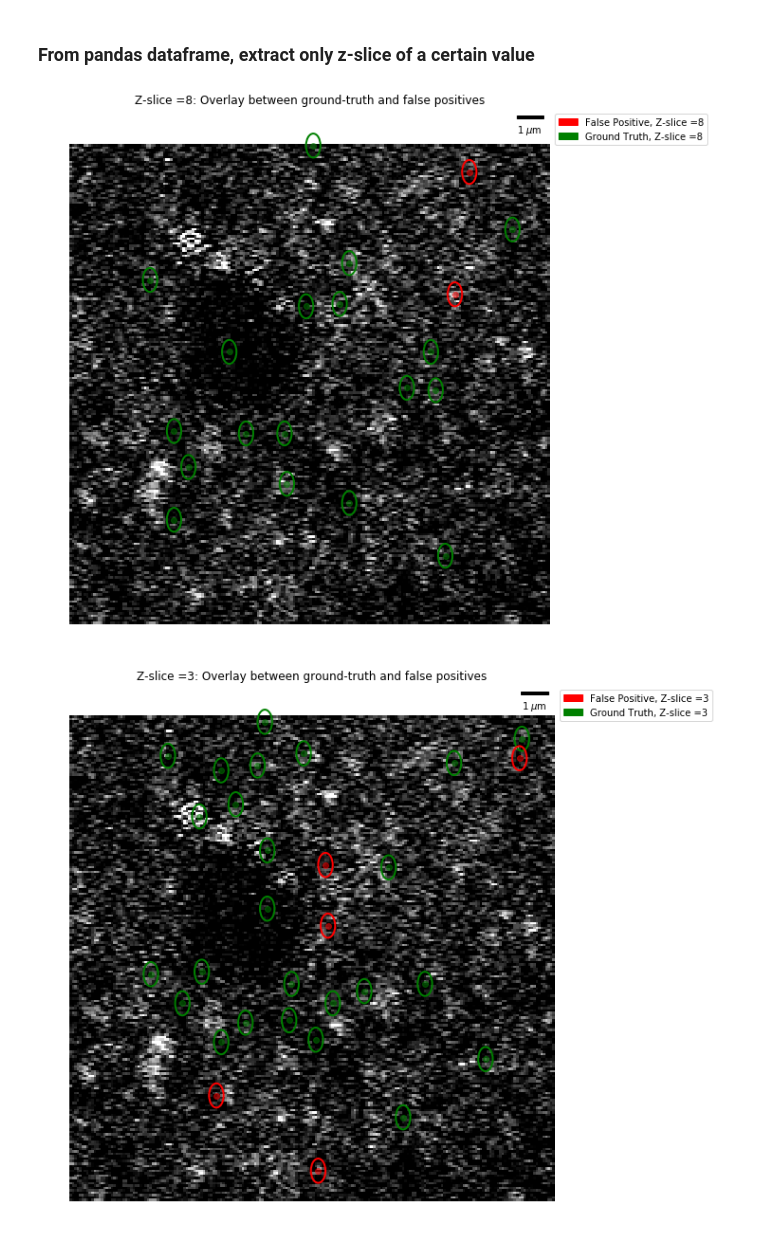
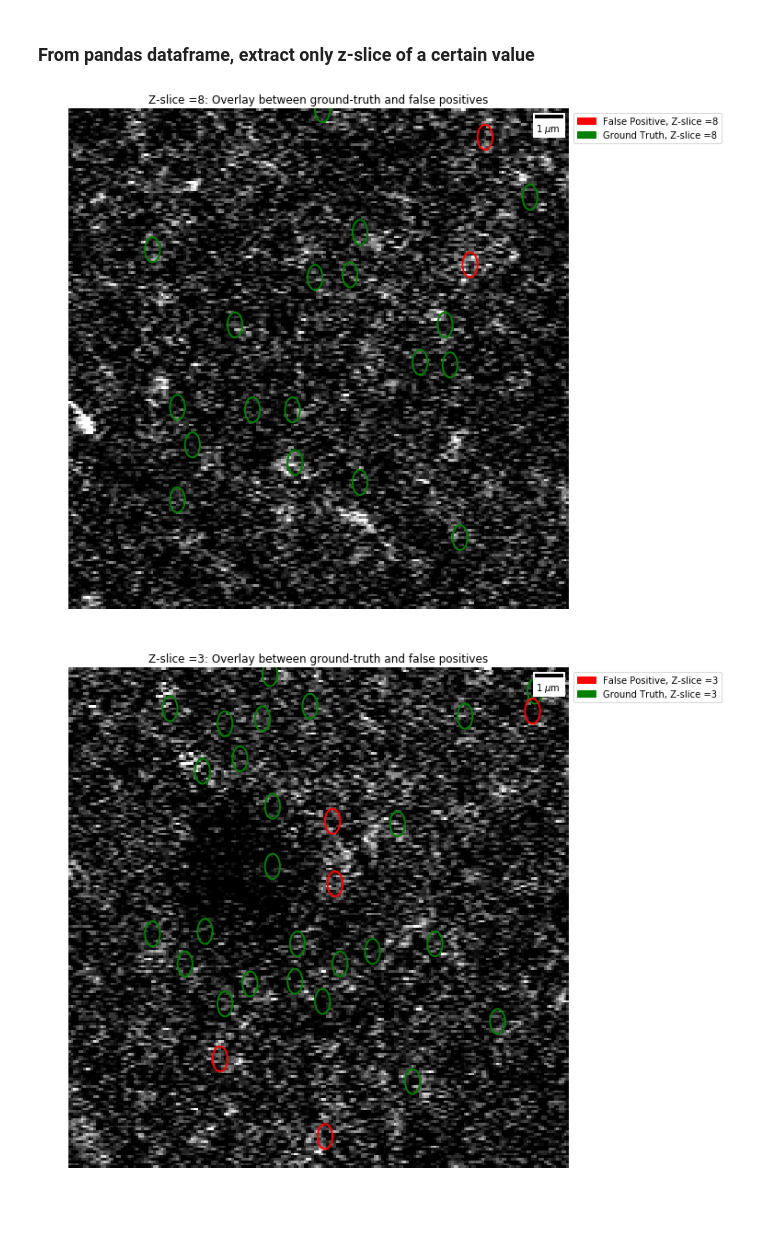
Before and after one commit to NeuroDataDesign/LIDS, a Jupyter notebook: LDA2/changing_decision_boundry_LDA.ipynb, the cells around one changed output. Drawn from its saved outputs; the diff is of its cells as text; code cells hidden in the pictures.

Commit message:
plots updated

```diff
--- a/LDA2/changing_decision_boundry_LDA.ipynb
+++ b/LDA2/changing_decision_boundry_LDA.ipynb
@@ -213,10 +213,11 @@ plt.show()
 # %% [markdown]
 ### GENERATING OVERLAYS FOR 4.84 ${\mu}m^3$ cube around centroids
 # %%
-def overlay_code(gt_ellipses, pred_ellipses, gt_centroids, pred_centroids, numb):
+def overlay_code(image ,gt_ellipses, pred_ellipses, numb):
     fig, ax = plt.subplots(figsize = (20, 10))
     ax.set_title('Z-slice =' + str(numb) + ': Overlay between ground-truth and false positives')
-    ax.imshow(im1_final, cmap = mpl.cm.gray)
+    ax.imshow(image, cmap = mpl.cm.gray)
+    plt.autoscale(False)
 
 
     for idx, row in gt_ellipses.iterrows():
@@ -240,15 +241,6 @@ def overlay_code(gt_ellipses, pred_ellipses, gt_centroids, pred_centroids, numb)
     ax.add_artist(scalebar)
     ax.axis('off')
 
-    for i in range(len(gt_centroids)):
-        x1 = gt_centroids[:, 2][i]
-        y1 = gt_centroids[:, 1][i]
-        plt.scatter(x1, y1, color = 'green', alpha = 0.5)
-
-    for i in range(len(pred_centroids)):
-        x2 = pred_centroids[:, 2][i]
-        y2 = pred_centroids[:, 1][i]
-        plt.scatter(x2, y2, color = 'red', alpha = 0.5)
 
     plt.show()
 # %% [markdown]
@@ -256,7 +248,8 @@ def overlay_code(gt_ellipses, pred_ellipses, gt_centroids, pred_centroids, numb)
 # %%
 from scipy.ndimage import imread
 # %%
-im1 = imread('lids_smallest_stackss_2.png')
+im1 = imread('slice_8.png')
+im2 = imread('slice_3.png')
 # %% [output]
 `imread` is deprecated in SciPy 1.0.0.
 Use ``matplotlib.pyplot.imread`` instead.
@@ -295,17 +284,15 @@ ns_z_8_centoroids = nn_ss[nn_ss[:,0]==8]
 # %%
-overlay_code(gt_8_ellipse,non_syn_8_ellipse,gt_z_8_centroids,ns_z_8_centoroids,8)
+overlay_code(im1_final,gt_8_ellipse,non_syn_8_ellipse,8)
 # %% [output]
-[figure, old version]
+[figure, new version]
 # %%
 gt_3_ellipse = g_tru[g_tru['Z'] == 3]
-gg_tt = np.asarray(g_tru)
-gt_z_3_centroids = gg_tt[gg_tt[:,0] == 3]
+
 
 
 non_syn_3_ellipse = non_syn[non_syn['Z'] == 3]
-nn_ss = np.asarray(non_syn)
-ns_z_3_centoroids = nn_ss[nn_ss[:,0]==3]
 
-overlay_code(gt_3_ellipse,non_syn_3_ellipse,gt_z_3_centroids,ns_z_3_centoroids,3)
+
+overlay_code(im2_final,gt_3_ellipse,non_syn_3_ellipse,3)
 # %% [output]
-[figure, old version]
+[figure, new version]
```
Also changed, not shown: parts of 3 cells of this notebook.
